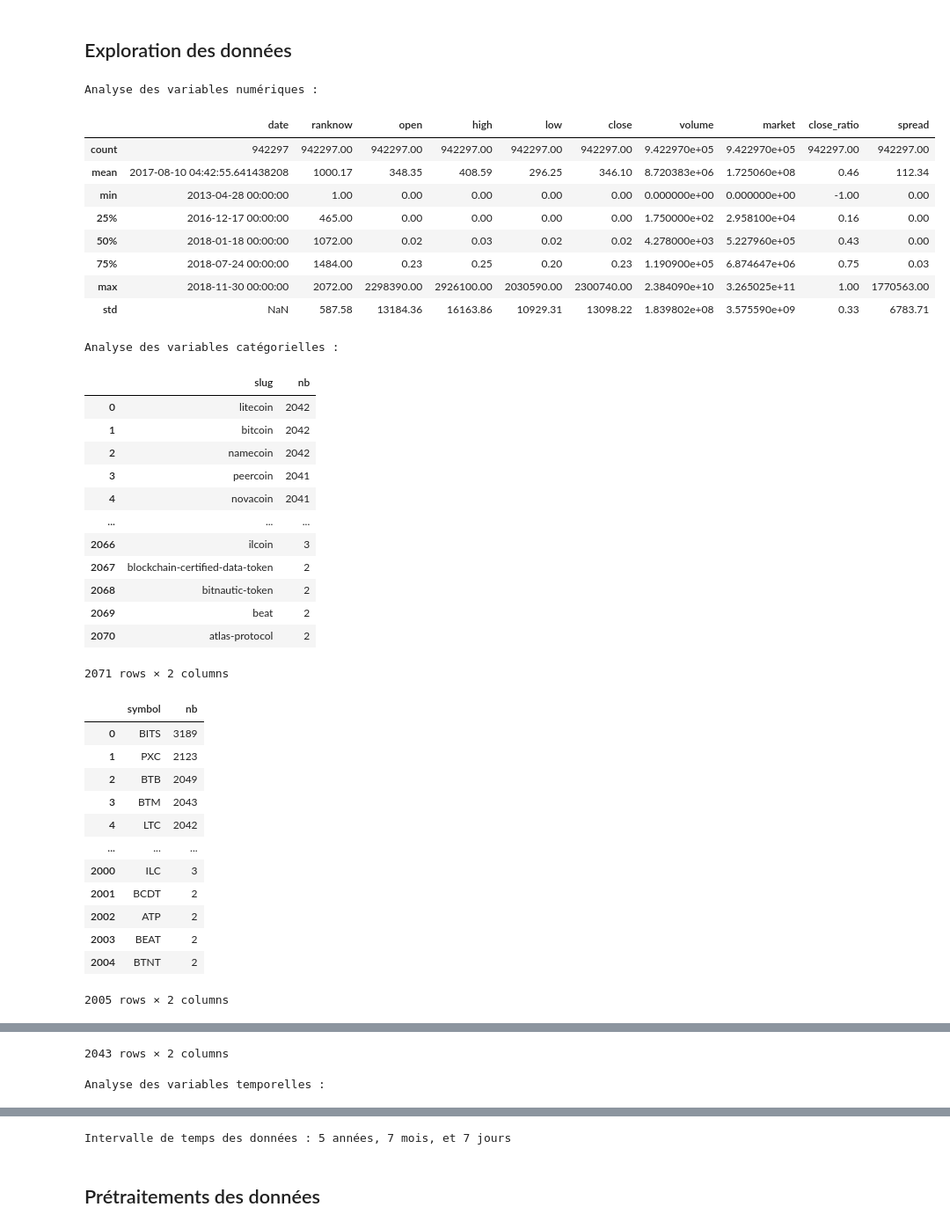
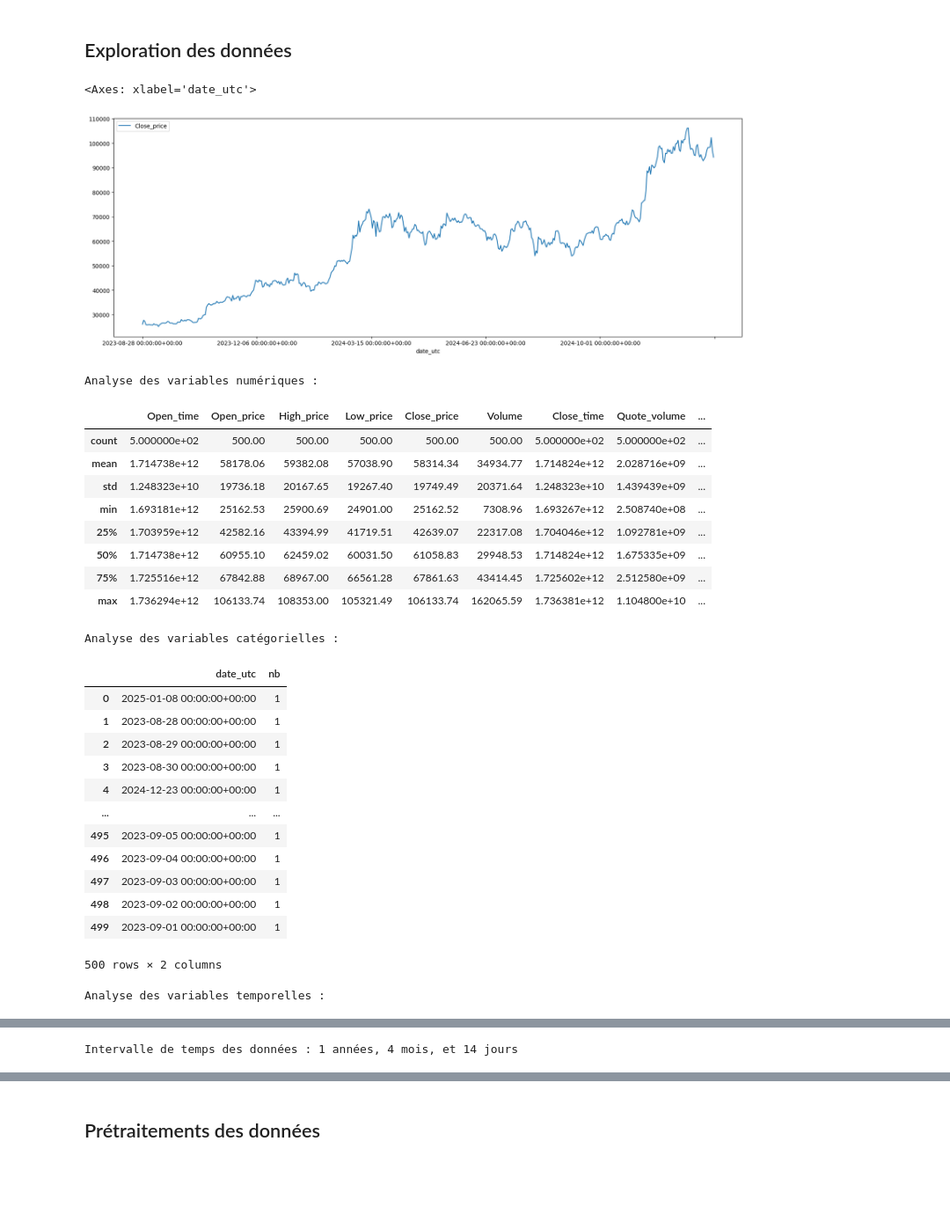
Before and after one commit to Jadorlo/Projet_ml, a Jupyter notebook: notebook/projet_ml_LUNEL_DJAREDDIR_G19.ipynb, the cells around one changed output, grey strips where cells are left out. Shown at 88% size. Saved outputs shown, nothing was run; the diff lists cells and outputs as text; code cells hidden in the pictures; blank space fills up the shorter version.

```diff
--- a/notebook/projet_ml_LUNEL_DJAREDDIR_G19.ipynb
+++ b/notebook/projet_ml_LUNEL_DJAREDDIR_G19.ipynb
@@ -164,6 +164,6 @@ import numpy as np
 ## Importation des données
 # %%
 # Code d'importation des données
-base = pd.read_csv(r"C:\Users\najim\Documents\Master 2\ML for DS\crypto-markets.csv")
+base = pd.read_csv(r"C:\Users\najim\Documents\Master 2\ML for DS\Projet_ml\data\transform_data.csv")
 base
 # %% [output]
@@ -183,5 +183,10 @@ base
 # %% [markdown]
 ## Exploration des données
+# %%
+base.plot(x="date_utc", y = ["Close_price"], kind = 'line', figsize=(20,7))
+# %% [output]
+<Axes: xlabel='date_utc'>
+[figure, added]
 # %%
 # Code d'exploratoire des données
 
@@ -190,67 +195,55 @@ def exploration_donnees(df : pd.DataFrame):
     print("Analyse des variables numériques :")
     display(df.describe().round(2))
 
     print("Analyse des variables catégorielles :")
     for j in df.columns:
         if np.issubdtype(df[j].dtype, np.number):
             pass
         else:
             display(df.groupby(by = j)\
                 .size()\
                 .reset_index(name = 'nb')\
                 .sort_values(by="nb", ascending=False)\
                 .reset_index(drop=True))
 
     print("Analyse des variables temporelles :")
-    df["date"] = pd.to_datetime(df["date"], format="%Y-%m-%d")
+    df["date"] = pd.to_datetime(df["date_utc"], format="%Y-%m-%d %H:%M:%S+00:00")
     display(df["date"].describe())
 
     # Calcul de l'intervalle de temps
     intervalle = max(df['date']) - min(df['date'])
 
     # Conversion en années, mois et jours
     annees = intervalle.days // 365
     mois = (intervalle.days % 365) // 30
     jours = (intervalle.days % 365) % 30
 
     print(f"Intervalle de temps des données : {annees} années, {mois} mois, et {jours} jours")
 
 exploration_donnees(base)
 # %% [output]
 Analyse des variables numériques :
-|  | date | ranknow | open | high | low | close | volume | market | close_ratio | spread |
-| count | 942297 | 942297.00 | 942297.00 | 942297.00 | 942297.00 | 942297.00 | 9.422970e+05 | 9.422970e+05 | 942297.00 | 942297.00 |
-| mean | 2017-08-10 04:42:55.641438208 | 1000.17 | 348.35 | 408.59 | 296.25 | 346.10 | 8.720383e+06 | 1.725060e+08 | 0.46 | 112.34 |
-| min | 2013-04-28 00:00:00 | 1.00 | 0.00 | 0.00 | 0.00 | 0.00 | 0.000000e+00 | 0.000000e+00 | -1.00 | 0.00 |
-| 25% | 2016-12-17 00:00:00 | 465.00 | 0.00 | 0.00 | 0.00 | 0.00 | 1.750000e+02 | 2.958100e+04 | 0.16 | 0.00 |
-| 50% | 2018-01-18 00:00:00 | 1072.00 | 0.02 | 0.03 | 0.02 | 0.02 | 4.278000e+03 | 5.227960e+05 | 0.43 | 0.00 |
-| 75% | 2018-07-24 00:00:00 | 1484.00 | 0.23 | 0.25 | 0.20 | 0.23 | 1.190900e+05 | 6.874647e+06 | 0.75 | 0.03 |
-| max | 2018-11-30 00:00:00 | 2072.00 | 2298390.00 | 2926100.00 | 2030590.00 | 2300740.00 | 2.384090e+10 | 3.265025e+11 | 1.00 | 1770563.00 |
-| std | NaN | 587.58 | 13184.36 | 16163.86 | 10929.31 | 13098.22 | 1.839802e+08 | 3.575590e+09 | 0.33 | 6783.71 |
+|  | Open_time | Open_price | High_price | Low_price | Close_price | Volume | Close_time | Quote_volume | ... |
+| count | 5.000000e+02 | 500.00 | 500.00 | 500.00 | 500.00 | 500.00 | 5.000000e+02 | 5.000000e+02 | ... |
+| mean | 1.714738e+12 | 58178.06 | 59382.08 | 57038.90 | 58314.34 | 34934.77 | 1.714824e+12 | 2.028716e+09 | ... |
+| std | 1.248323e+10 | 19736.18 | 20167.65 | 19267.40 | 19749.49 | 20371.64 | 1.248323e+10 | 1.439439e+09 | ... |
+| min | 1.693181e+12 | 25162.53 | 25900.69 | 24901.00 | 25162.52 | 7308.96 | 1.693267e+12 | 2.508740e+08 | ... |
+| 25% | 1.703959e+12 | 42582.16 | 43394.99 | 41719.51 | 42639.07 | 22317.08 | 1.704046e+12 | 1.092781e+09 | ... |
+| 50% | 1.714738e+12 | 60955.10 | 62459.02 | 60031.50 | 61058.83 | 29948.53 | 1.714824e+12 | 1.675335e+09 | ... |
+| 75% | 1.725516e+12 | 67842.88 | 68967.00 | 66561.28 | 67861.63 | 43414.45 | 1.725602e+12 | 2.512580e+09 | ... |
+| max | 1.736294e+12 | 106133.74 | 108353.00 | 105321.49 | 106133.74 | 162065.59 | 1.736381e+12 | 1.104800e+10 | ... |
 Analyse des variables catégorielles :
-|  | slug | nb |
-| 0 | litecoin | 2042 |
-| 1 | bitcoin | 2042 |
-| 2 | namecoin | 2042 |
-| 3 | peercoin | 2041 |
-| 4 | novacoin | 2041 |
+|  | date_utc | nb |
+| 0 | 2025-01-08 00:00:00+00:00 | 1 |
+| 1 | 2023-08-28 00:00:00+00:00 | 1 |
+| 2 | 2023-08-29 00:00:00+00:00 | 1 |
+| 3 | 2023-08-30 00:00:00+00:00 | 1 |
+| 4 | 2024-12-23 00:00:00+00:00 | 1 |
 | ... | ... | ... |
-| 2066 | ilcoin | 3 |
-| 2067 | blockchain-certified-data-token | 2 |
-| 2068 | bitnautic-token | 2 |
-| 2069 | beat | 2 |
-| 2070 | atlas-protocol | 2 |
+| 495 | 2023-09-05 00:00:00+00:00 | 1 |
+| 496 | 2023-09-04 00:00:00+00:00 | 1 |
+| 497 | 2023-09-03 00:00:00+00:00 | 1 |
+| 498 | 2023-09-02 00:00:00+00:00 | 1 |
+| 499 | 2023-09-01 00:00:00+00:00 | 1 |
-2071 rows × 2 columns
+500 rows × 2 columns
-|  | symbol | nb |
-| 0 | BITS | 3189 |
-| 1 | PXC | 2123 |
-| 2 | BTB | 2049 |
-| 3 | BTM | 2043 |
-| 4 | LTC | 2042 |
-| ... | ... | ... |
-| 2000 | ILC | 3 |
-| 2001 | BCDT | 2 |
-| 2002 | ATP | 2 |
-| 2003 | BEAT | 2 |
-| 2004 | BTNT | 2 |
-2005 rows × 2 columns
+Analyse des variables temporelles :
@@ -282,2 +258 @@ Analyse des variables catégorielles :
-2043 rows × 2 columns
+Intervalle de temps des données : 1 années, 4 mois, et 14 jours
-Analyse des variables temporelles :
@@ -292,4 +259,3 @@ Name: date, dtype: object
-Intervalle de temps des données : 5 années, 7 mois, et 7 jours
 # %% [markdown]
 ## Prétraitements des données
 # %%
```
Also changed, not shown: parts of 3 cells of this notebook.
